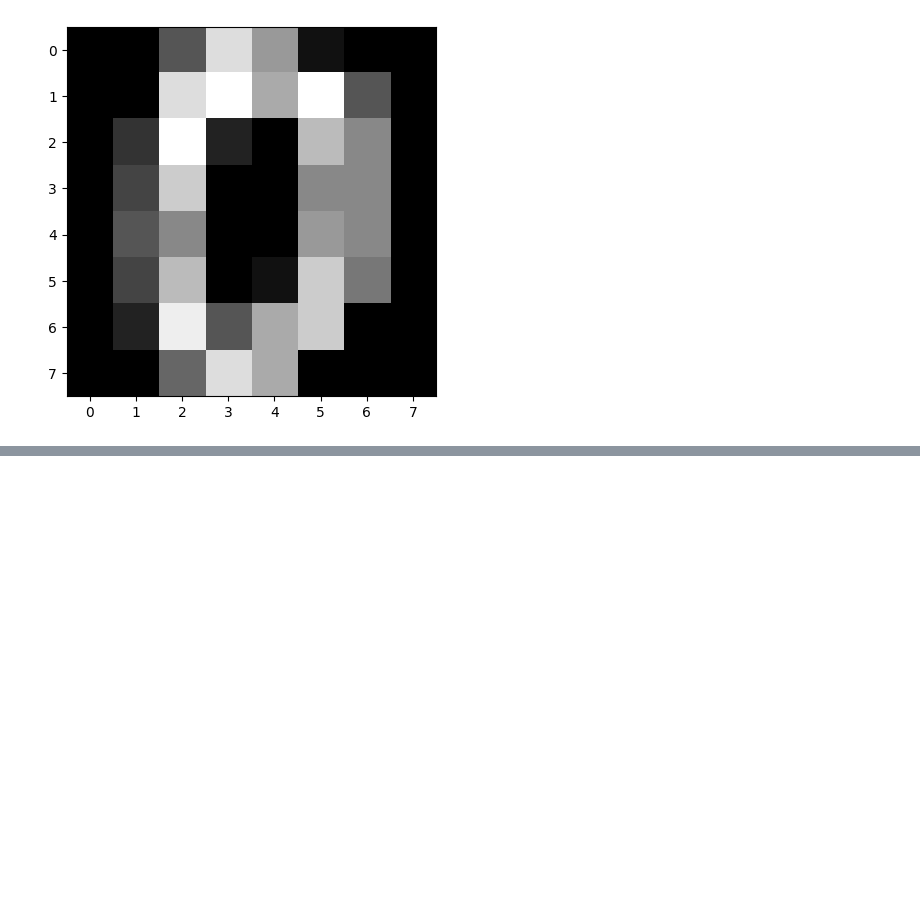
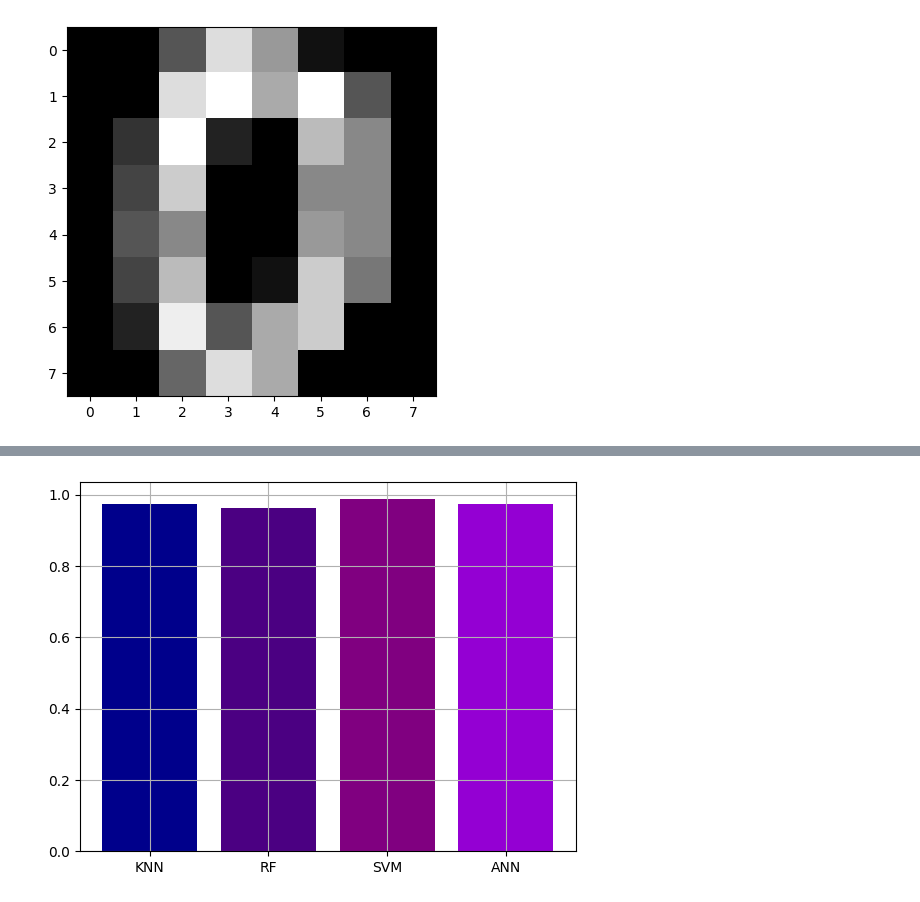
Before and after one commit to nadiaft72/ML-Projects, a Jupyter notebook: number_recognition.ipynb, the cells around one changed output, grey strips where cells are left out. Cells and saved outputs as stored; diff of their text form; code cells hidden in the pictures; blank space fills up the shorter version.

```diff
--- a/number_recognition.ipynb
+++ b/number_recognition.ipynb
@@ -65,0 +182,9 @@ X_test = scaler.transform(X_test)
+# %%
+r = [r_knn, r_rf, r_svm, r_ann]
+title = ["KNN", "RF", "SVM", "ANN"]
+colors = ['darkblue', 'indigo', 'purple', 'darkviolet']
+plt.bar(title, r, color=colors)
+plt.grid()
+plt.show()
+# %% [output]
+[figure, added]
```
Also changed, not shown: parts of 22 cells of this notebook.
